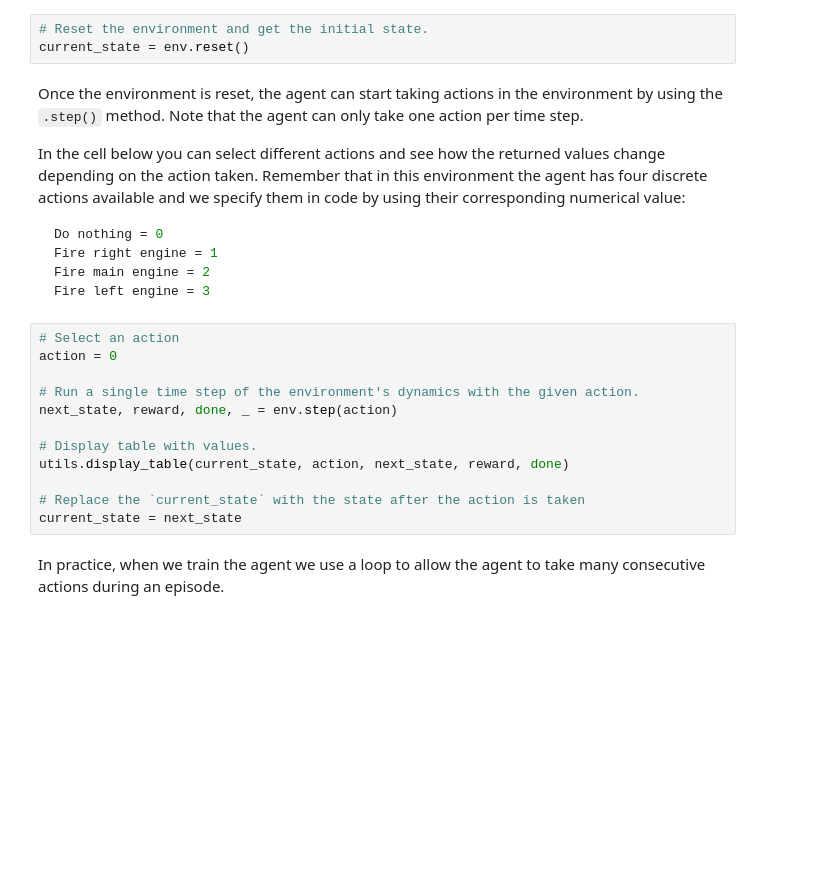
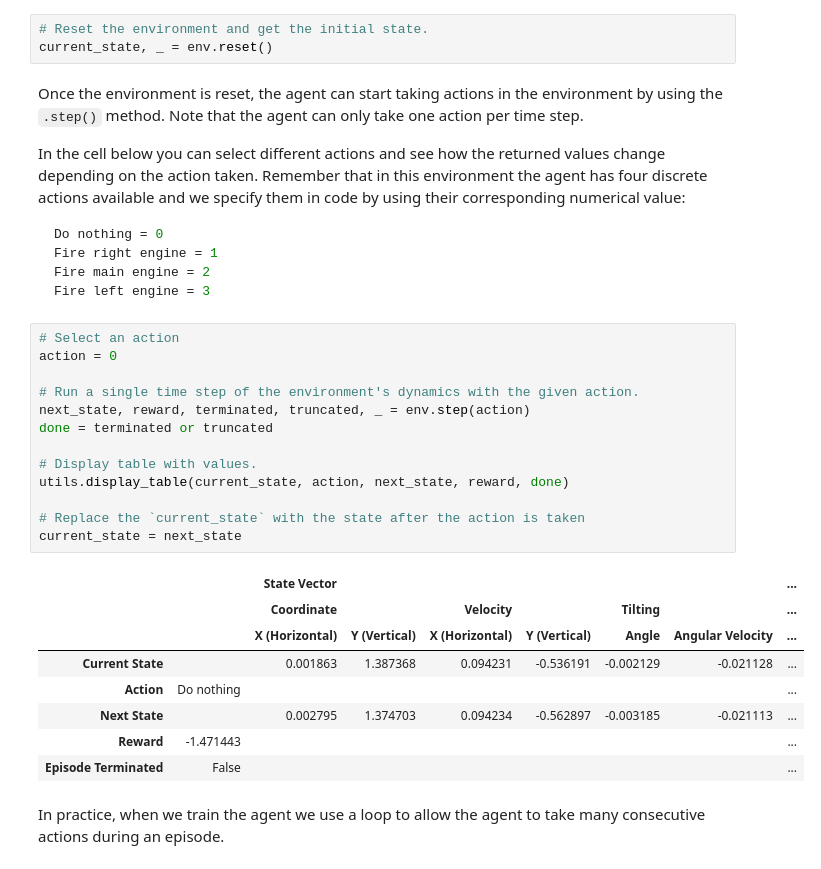
Before and after one commit to sven-olding/python-datascience-notebooks, a Jupyter notebook: coursera/C3W3/assignment/C3_W3_A1_Assignment.ipynb, the cells around one changed output. Saved outputs shown, nothing was run; the diff lists cells and outputs as text; blank space fills up the shorter version.

```diff
--- a/coursera/C3W3/assignment/C3_W3_A1_Assignment.ipynb
+++ b/coursera/C3W3/assignment/C3_W3_A1_Assignment.ipynb
@@ -200,7 +217,7 @@ In Open AI's Gym environments, we use the `.step()` method to run a single time
 To begin an episode, we need to reset the environment to an initial state. We do this by using the `.reset()` method.
 # %%
 # Reset the environment and get the initial state.
-current_state = env.reset()
+current_state, _ = env.reset()
 # %% [markdown]
 Once the environment is reset, the agent can start taking actions in the environment by using the `.step()` method. Note that the agent can only take one action per time step.
 
@@ -215,15 +232,25 @@ Fire left engine = 3
 # %%
 # Select an action
 action = 0
 
 # Run a single time step of the environment's dynamics with the given action.
-next_state, reward, done, _ = env.step(action)
+next_state, reward, terminated, truncated, _ = env.step(action)
+done = terminated or truncated
 
 # Display table with values.
 utils.display_table(current_state, action, next_state, reward, done)
 
 # Replace the `current_state` with the state after the action is taken
 current_state = next_state
+# %% [output]
+|  |  | State Vector |  |  |  |  |  | ... |
+|  |  | Coordinate |  | Velocity |  | Tilting |  | ... |
+|  |  | X (Horizontal) | Y (Vertical) | X (Horizontal) | Y (Vertical) | Angle | Angular Velocity | ... |
+| Current State |  | 0.001863 | 1.387368 | 0.094231 | -0.536191 | -0.002129 | -0.021128 | ... |
+| Action | Do nothing |  |  |  |  |  |  | ... |
+| Next State |  | 0.002795 | 1.374703 | 0.094234 | -0.562897 | -0.003185 | -0.021113 | ... |
+| Reward | -1.471443 |  |  |  |  |  |  | ... |
+| Episode Terminated | False |  |  |  |  |  |  | ... |
 # %% [markdown]
 In practice, when we train the agent we use a loop to allow the agent to take many consecutive actions during an episode.
 # %% [markdown]
```
Also changed, not shown: parts of 7 cells of this notebook, 1 other file.
